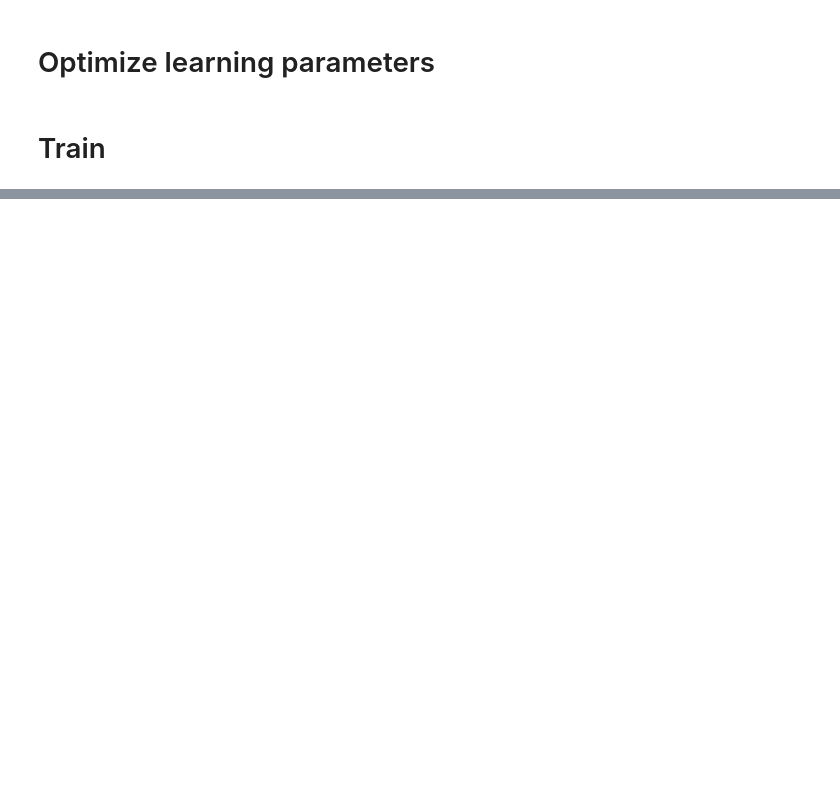
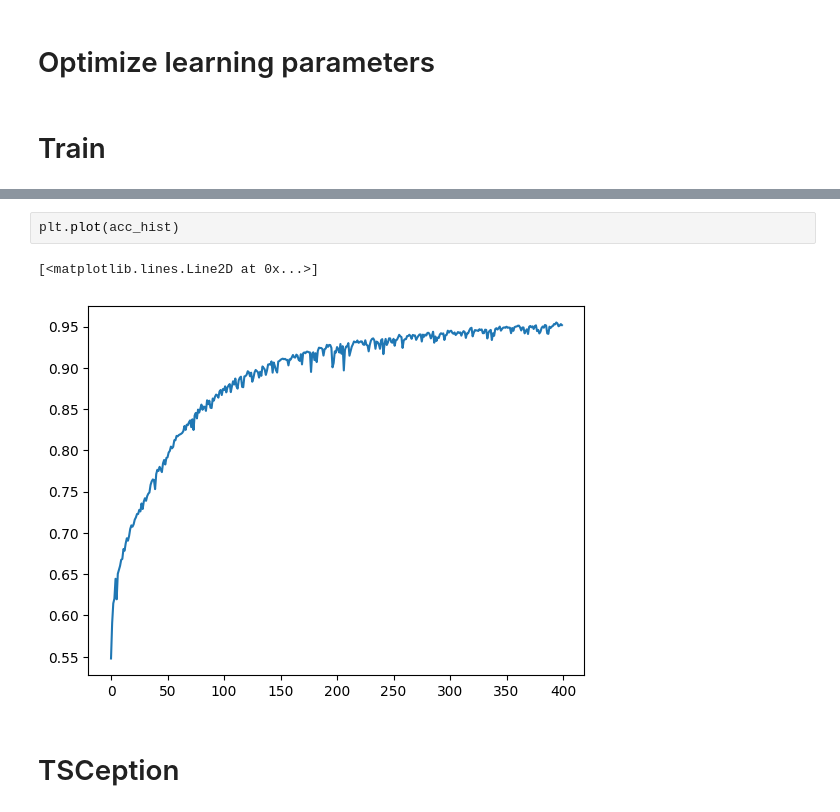
Before and after one commit to SirAfshin/EEG_PlayGround, a Jupyter notebook: notebooks/test_model.ipynb, the cells around one changed output, grey strips where cells are left out. Cells and saved outputs as stored; diff of their text form; blank space fills up the shorter version.

```diff
--- a/notebooks/test_model.ipynb
+++ b/notebooks/test_model.ipynb
@@ -259,0 +277,7 @@ KeyboardInterrupt:
+# %%
+plt.plot(acc_hist)
+# %% [output]
+[<matplotlib.lines.Line2D at 0x...>]
+[figure, added]
+# %% [markdown]
+# TSCeption
```
Also changed, not shown: parts of 11 cells of this notebook, 2 other files.
